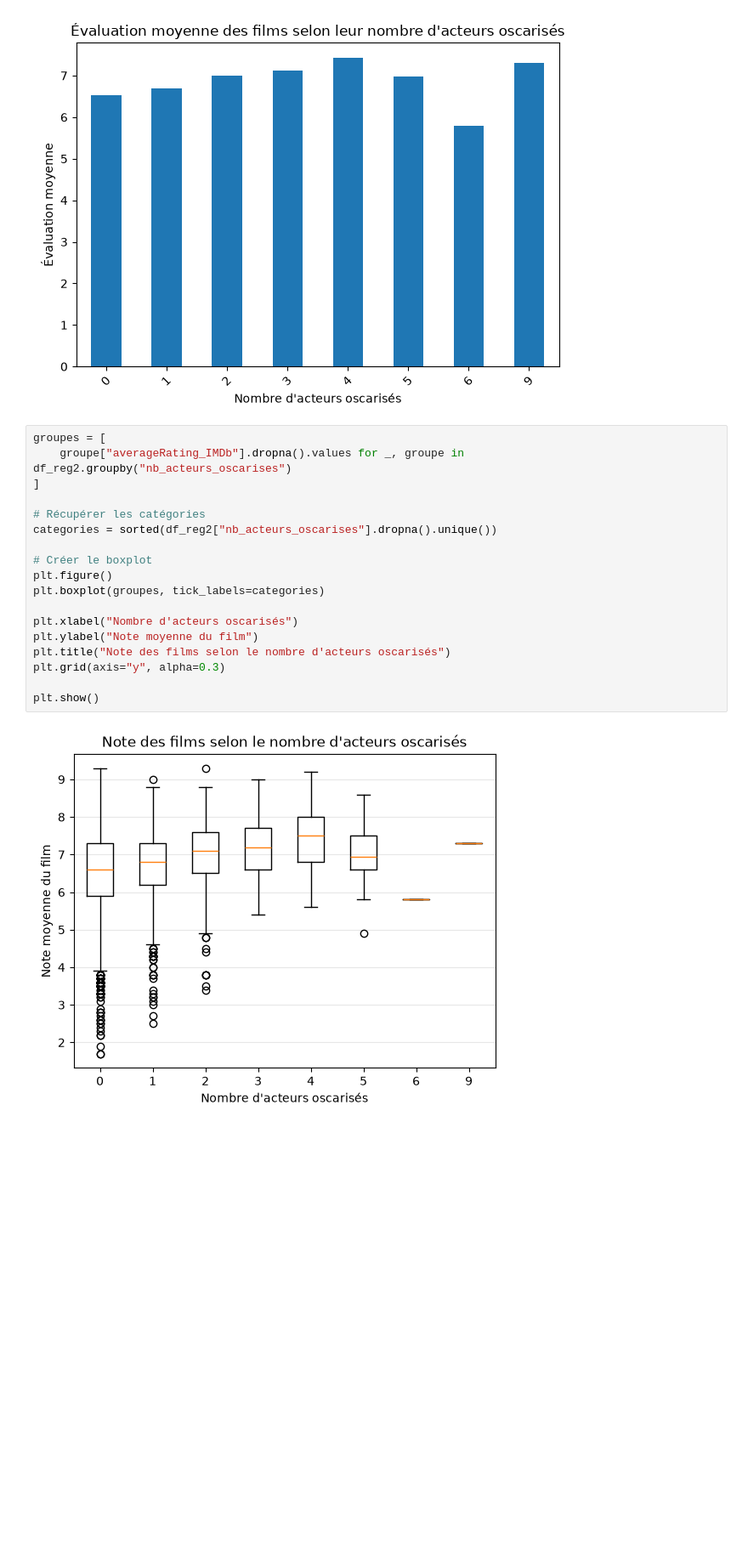
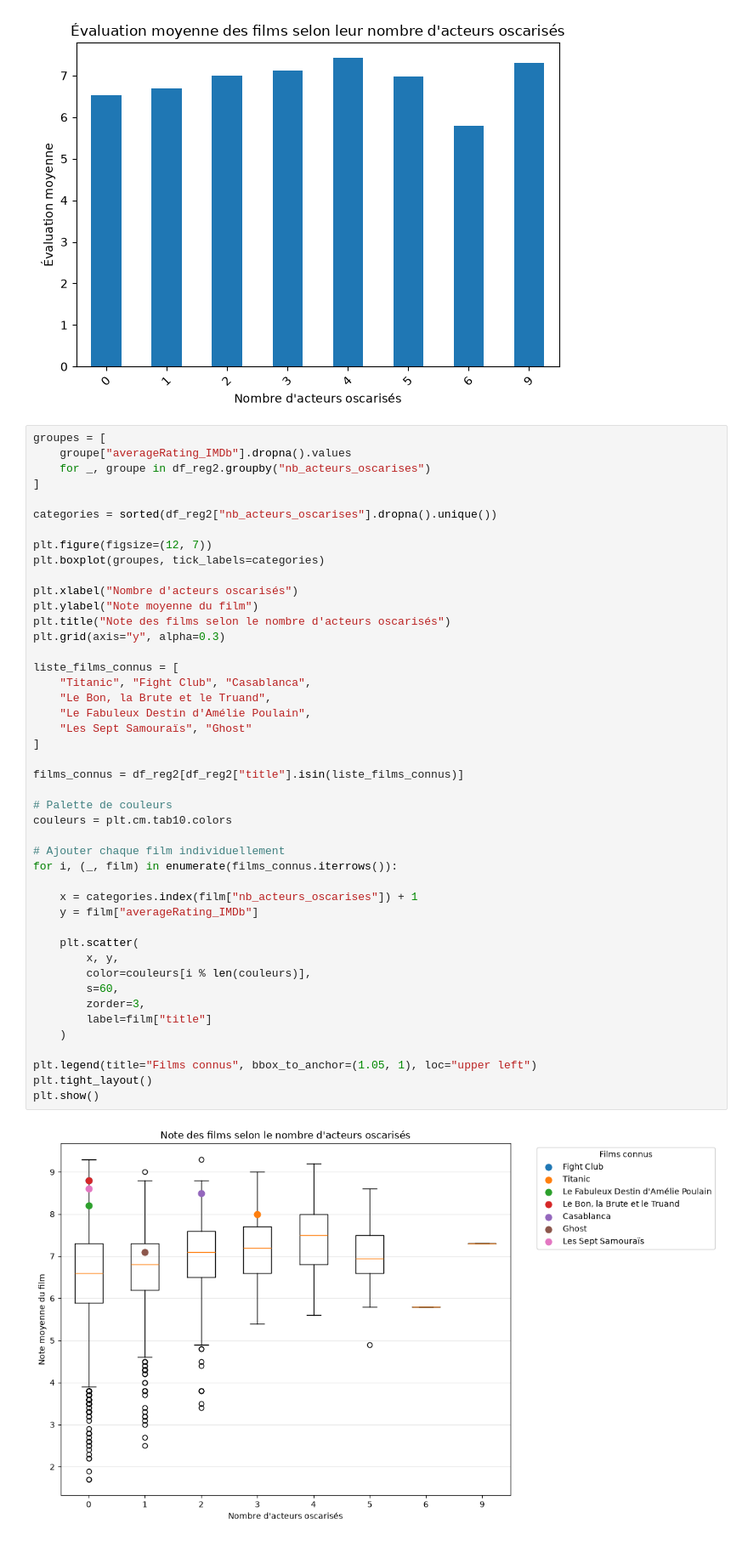
Before and after one commit to arcaShuirorp/python_DS_2A, a Jupyter notebook: Analyses descriptives/notebook.ipynb, the cells around one changed output. Shown at 85% size. Saved outputs shown, nothing was run; the diff lists cells and outputs as text; blank space fills up the shorter version.

```diff
--- a/Analyses descriptives/notebook.ipynb
+++ b/Analyses descriptives/notebook.ipynb
@@ -84,21 +84,48 @@ plt.show()
 [figure]
 # %%
 groupes = [
-    groupe["averageRating_IMDb"].dropna().values for _, groupe in df_reg2.groupby("nb_acteurs_oscarises")
+    groupe["averageRating_IMDb"].dropna().values
+    for _, groupe in df_reg2.groupby("nb_acteurs_oscarises")
 ]
 
-# Récupérer les catégories
 categories = sorted(df_reg2["nb_acteurs_oscarises"].dropna().unique())
 
-# Créer le boxplot
-plt.figure()
+plt.figure(figsize=(12, 7))
 plt.boxplot(groupes, tick_labels=categories)
 
 plt.xlabel("Nombre d'acteurs oscarisés")
 plt.ylabel("Note moyenne du film")
 plt.title("Note des films selon le nombre d'acteurs oscarisés")
 plt.grid(axis="y", alpha=0.3)
 
+liste_films_connus = [
+    "Titanic", "Fight Club", "Casablanca",
+    "Le Bon, la Brute et le Truand",
+    "Le Fabuleux Destin d'Amélie Poulain",
+    "Les Sept Samouraïs", "Ghost"
+]
+
+films_connus = df_reg2[df_reg2["title"].isin(liste_films_connus)]
+
+# Palette de couleurs
+couleurs = plt.cm.tab10.colors
+
+# Ajouter chaque film individuellement
+for i, (_, film) in enumerate(films_connus.iterrows()):
+
+    x = categories.index(film["nb_acteurs_oscarises"]) + 1
+    y = film["averageRating_IMDb"]
+
+    plt.scatter(
+        x, y,
+        color=couleurs[i % len(couleurs)],
+        s=60,
+        zorder=3,
+        label=film["title"]
+    )
+
+plt.legend(title="Films connus", bbox_to_anchor=(1.05, 1), loc="upper left")
+plt.tight_layout()
 plt.show()
 # %% [output]
-[figure, old version]
+[figure, new version]
```
Also changed, not shown: 5 other files.
